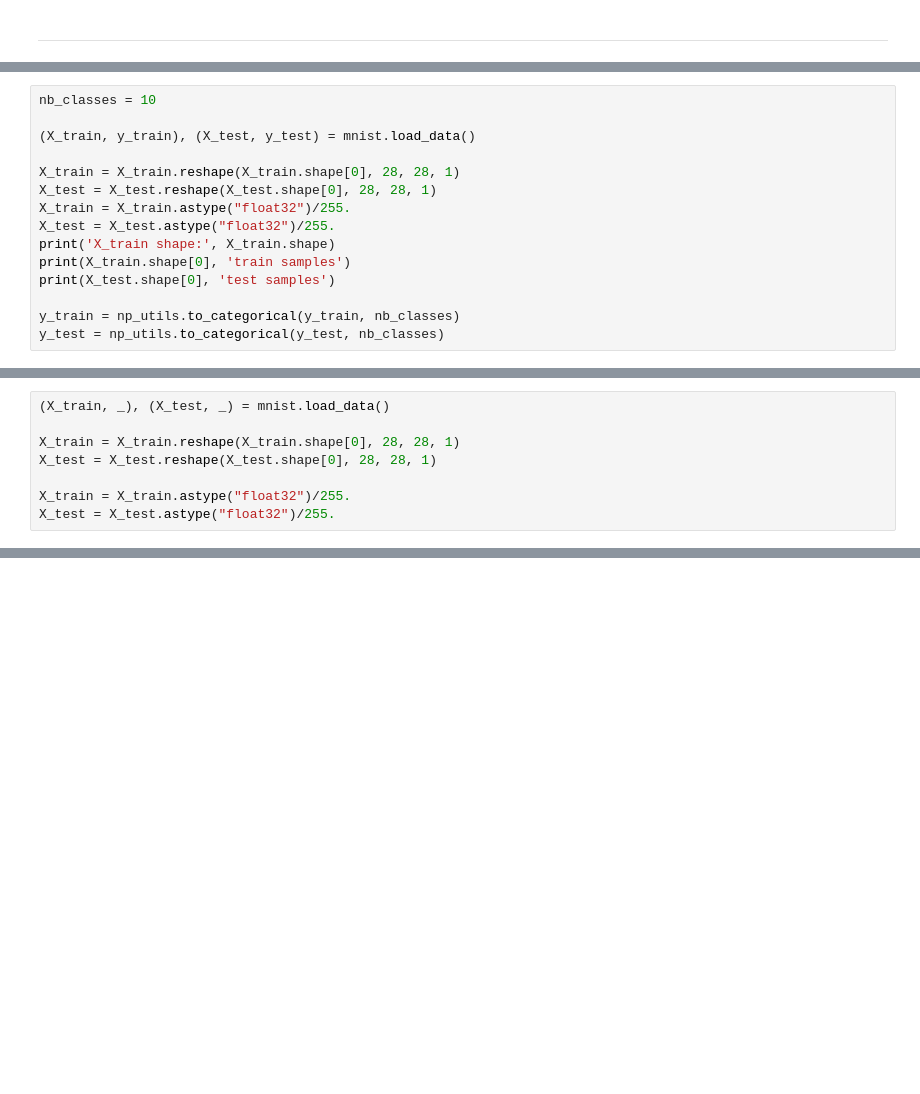
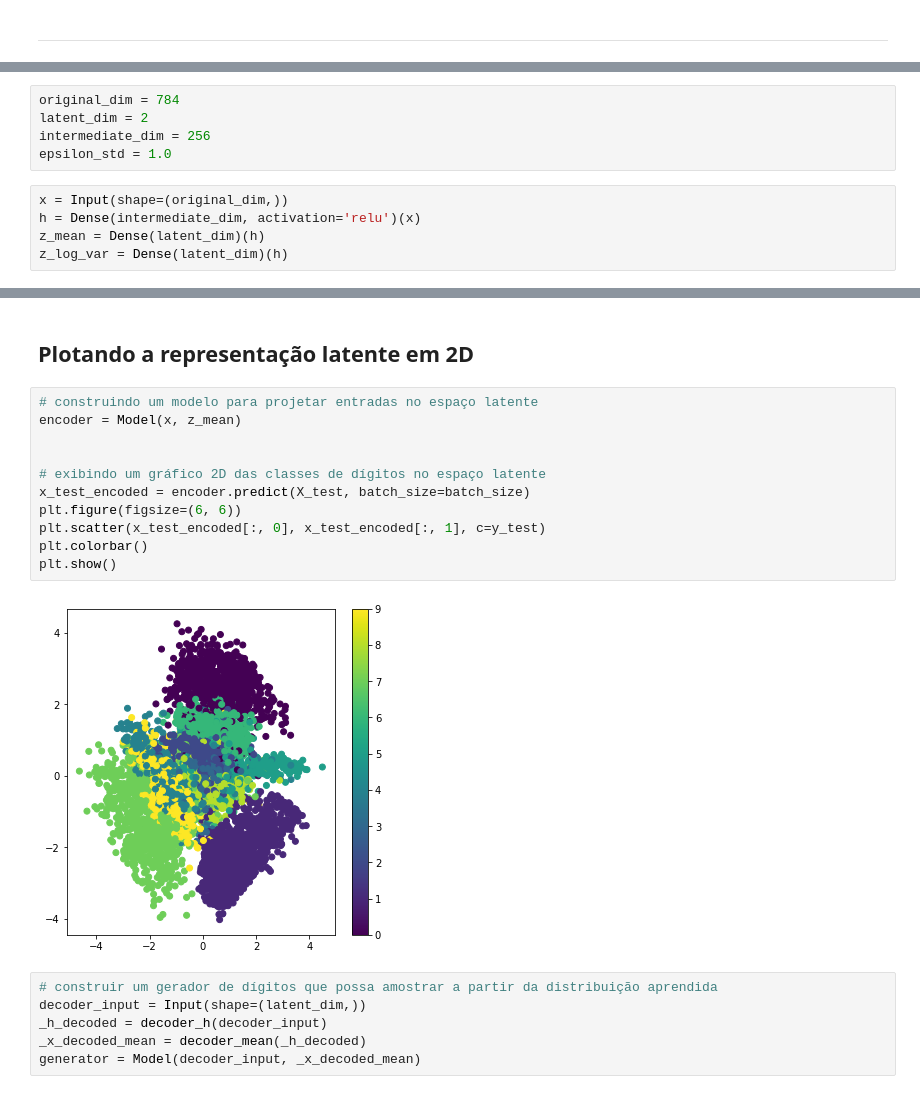
Before and after one commit to ahirtonlopes/Open-Deep-Learning, a Jupyter notebook: Autoencoders.ipynb, the cells around one changed output, grey strips where cells are left out. Saved outputs shown, nothing was run; the diff lists cells and outputs as text; blank space fills up the shorter version.

```diff
--- a/Autoencoders.ipynb
+++ b/Autoencoders.ipynb
@@ -254,15 +134,0 @@ ___
-# %%
-nb_classes = 10
-
-(X_train, y_train), (X_test, y_test) = mnist.load_data()
-
-X_train = X_train.reshape(X_train.shape[0], 28, 28, 1)
-X_test = X_test.reshape(X_test.shape[0], 28, 28, 1)
-X_train = X_train.astype("float32")/255.
-X_test = X_test.astype("float32")/255.
-print('X_train shape:', X_train.shape)
-print(X_train.shape[0], 'train samples')
-print(X_test.shape[0], 'test samples')
-
-y_train = np_utils.to_categorical(y_train, nb_classes)
-y_test = np_utils.to_categorical(y_test, nb_classes)
@@ -441,8 +134,0 @@ plt.show()
-# %%
-(X_train, _), (X_test, _) = mnist.load_data()
-
-X_train = X_train.reshape(X_train.shape[0], 28, 28, 1)
-X_test = X_test.reshape(X_test.shape[0], 28, 28, 1)
-
-X_train = X_train.astype("float32")/255.
-X_test = X_test.astype("float32")/255.
@@ -530,0 +137,10 @@ ___
+# %%
+original_dim = 784
+latent_dim = 2
+intermediate_dim = 256
+epsilon_std = 1.0
+# %%
+x = Input(shape=(original_dim,))
+h = Dense(intermediate_dim, activation='relu')(x)
+z_mean = Dense(latent_dim)(h)
+z_log_var = Dense(latent_dim)(h)
@@ -530,0 +225,21 @@ ___
+# %% [markdown]
+## Plotando a representação latente em 2D
+# %%
+# construindo um modelo para projetar entradas no espaço latente
+encoder = Model(x, z_mean)
+
+
+# exibindo um gráfico 2D das classes de dígitos no espaço latente
+x_test_encoded = encoder.predict(X_test, batch_size=batch_size)
+plt.figure(figsize=(6, 6))
+plt.scatter(x_test_encoded[:, 0], x_test_encoded[:, 1], c=y_test)
+plt.colorbar()
+plt.show()
+# %% [output]
+[figure, added]
+# %%
+# construir um gerador de dígitos que possa amostrar a partir da distribuição aprendida
+decoder_input = Input(shape=(latent_dim,))
+_h_decoded = decoder_h(decoder_input)
+_x_decoded_mean = decoder_mean(_h_decoded)
+generator = Model(decoder_input, _x_decoded_mean)
```
Also changed, not shown: parts of 105 cells of this notebook, 2 other files.
